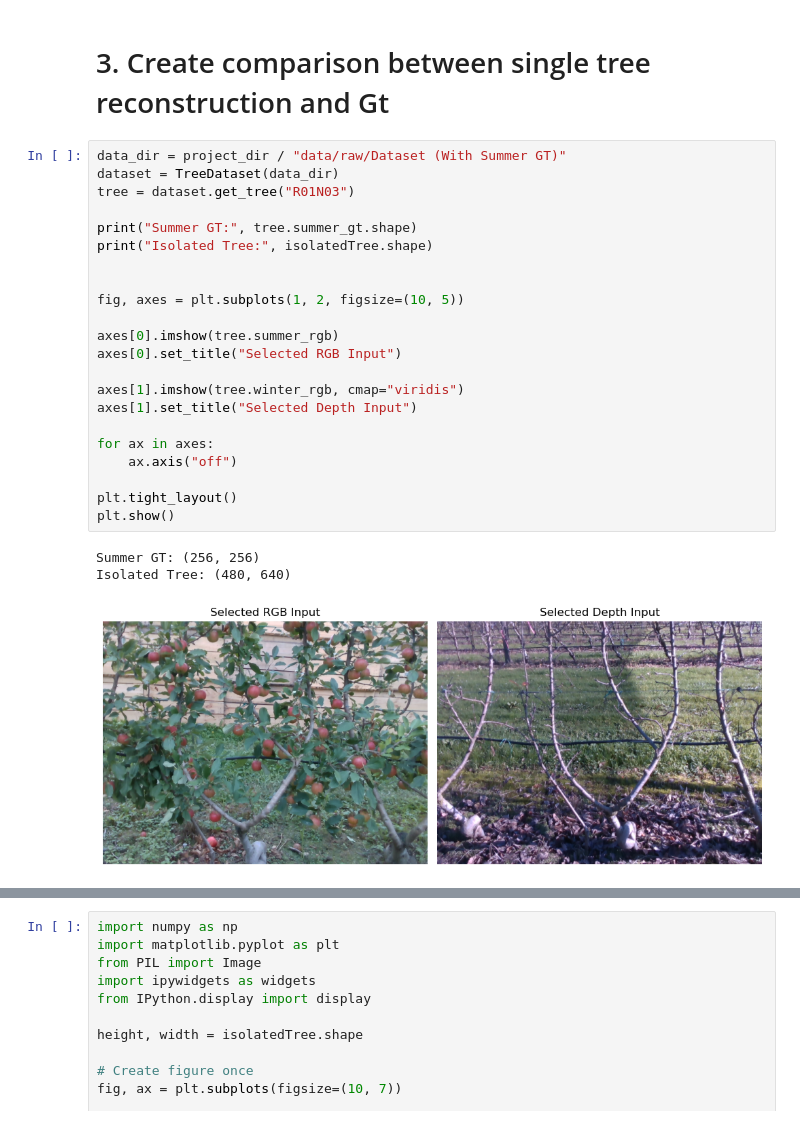
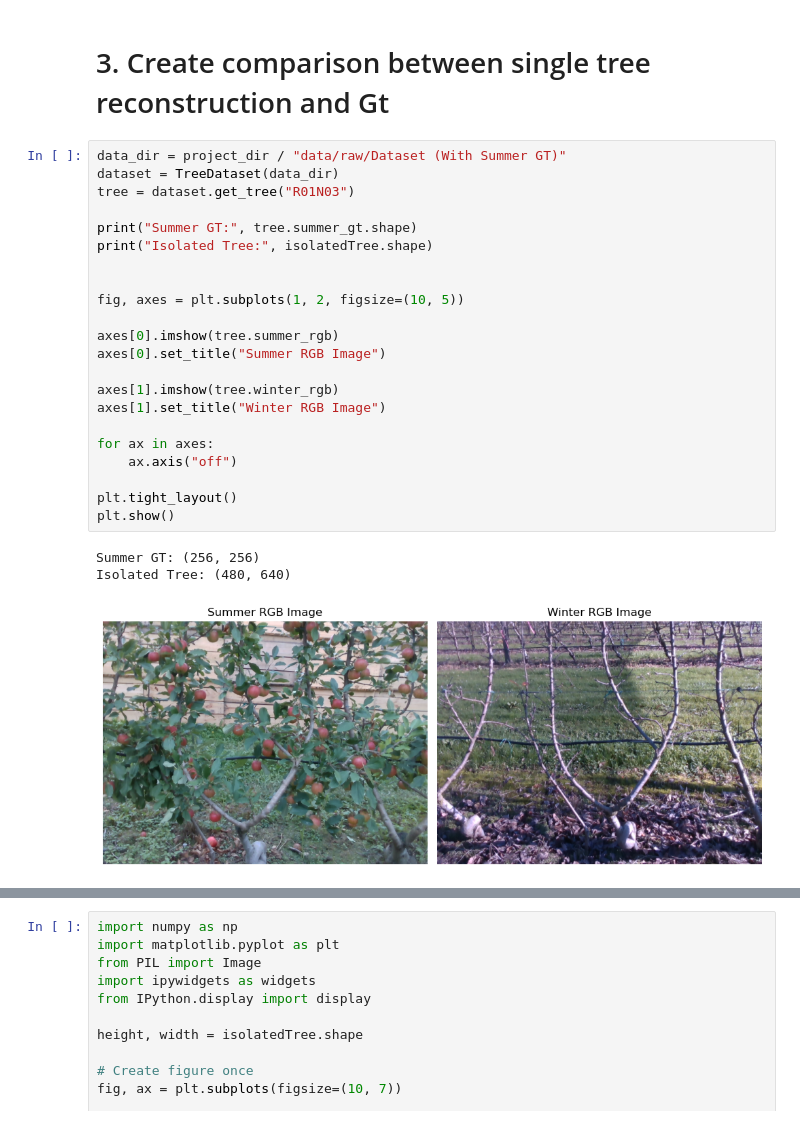
Before and after one commit to David-Hayes747/TreeProject, a Jupyter notebook: notebooks/03_result_comparison.ipynb, the cells around one changed output, grey strips where cells are left out. Cells and saved outputs as stored; diff of their text form.

```diff
--- a/notebooks/03_result_comparison.ipynb
+++ b/notebooks/03_result_comparison.ipynb
@@ -37,29 +37,29 @@ plt.show()
 # %%
 data_dir = project_dir / "data/raw/Dataset (With Summer GT)"
 dataset = TreeDataset(data_dir)
 tree = dataset.get_tree("R01N03")
 
 print("Summer GT:", tree.summer_gt.shape)
 print("Isolated Tree:", isolatedTree.shape)
 
 
 fig, axes = plt.subplots(1, 2, figsize=(10, 5))
 
 axes[0].imshow(tree.summer_rgb)
-axes[0].set_title("Selected RGB Input")
+axes[0].set_title("Summer RGB Image")
 
-axes[1].imshow(tree.winter_rgb, cmap="viridis")
-axes[1].set_title("Selected Depth Input")
+axes[1].imshow(tree.winter_rgb)
+axes[1].set_title("Winter RGB Image")
 
 for ax in axes:
     ax.axis("off")
 
 plt.tight_layout()
 plt.show()
 # %% [output]
 Summer GT: (256, 256)
 Isolated Tree: (480, 640)
-[figure, old version]
+[figure, new version]
 # %%
 import numpy as np
 import matplotlib.pyplot as plt
```
Also changed, not shown: parts of 7 cells of this notebook, 8 other files.
